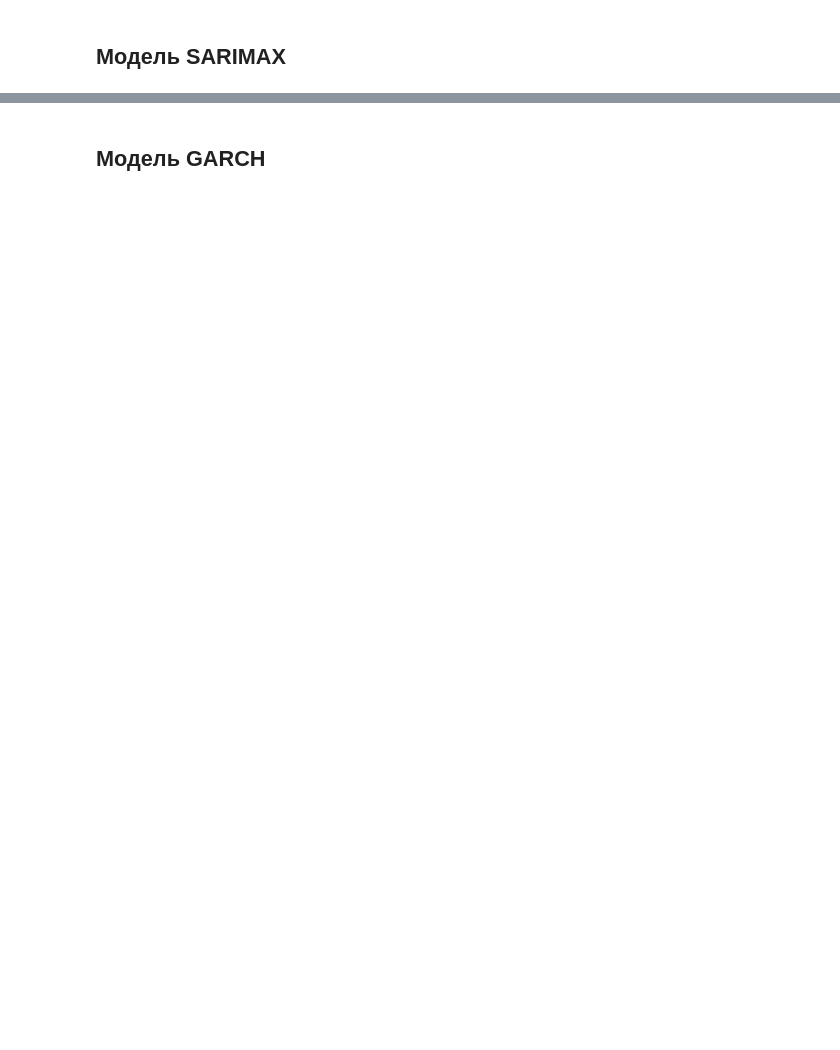
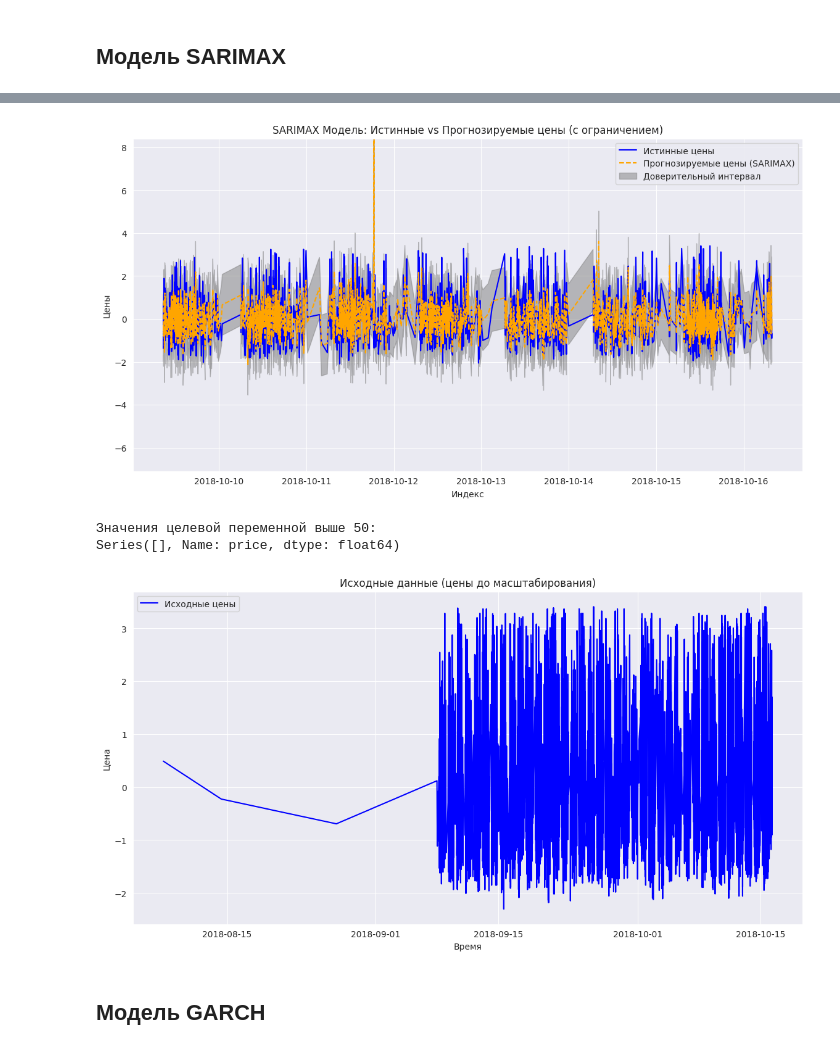
Before and after one commit to CodeHunterOfficial/AI_DataMining, a Jupyter notebook: Прогнозирование_временных_рядов_12_10_2024.ipynb, the cells around one changed output, grey strips where cells are left out. Saved outputs shown, nothing was run; the diff lists cells and outputs as text; code cells hidden in the pictures; blank space fills up the shorter version.

```diff
--- a/Прогнозирование_временных_рядов_12_10_2024.ipynb
+++ b/Прогнозирование_временных_рядов_12_10_2024.ipynb
@@ -2257,3 +2281,41 @@ Breusch-Pagan test: bp_stat = 220.1731238176147, bp_pvalue = 9.6023435482884e-40
+# %%
+# Визуализация прогнозов для SARIMAX с ограничением по оси Y
+plt.figure(figsize=(14, 7))
+
+# Исходные данные для проверки
+plt.plot(sarimax_target_test.index, sarimax_target_test, label='Истинные цены', color='blue')
+plt.plot(sarimax_target_test.index, predicted_mean, label='Прогнозируемые цены (SARIMAX)', color='orange', linestyle='--')
+
+# Ограничение оси Y (например, до 10, если ваши данные не должны иметь значения около 65)
+plt.ylim([sarimax_target_test.min() - 5, sarimax_target_test.max() + 5])
+
+plt.fill_between(sarimax_target_test.index,
+                 predicted_ci.iloc[:, 0],
+                 predicted_ci.iloc[:, 1],
+                 color='gray', alpha=0.5, label='Доверительный интервал')
+plt.title('SARIMAX Модель: Истинные vs Прогнозируемые цены (с ограничением)')
+plt.xlabel('Индекс')
+plt.ylabel('Цены')
+plt.legend()
+plt.show()
+
+# Проверка данных на выбросы (цены выше 50)
+print("Значения целевой переменной выше 50:")
+print(sarimax_target_test[sarimax_target_test > 50])
+
+# Построение исходных данных до масштабирования для выявления возможных выбросов
+plt.figure(figsize=(14, 7))
+plt.plot(data[target].index, data[target], label='Исходные цены', color='blue')
+plt.title('Исходные данные (цены до масштабирования)')
+plt.xlabel('Время')
+plt.ylabel('Цена')
+plt.legend()
+plt.show()
+# %% [output]
+[figure, added]
+Значения целевой переменной выше 50:
+Series([], Name: price, dtype: float64)
+[figure, added]
 # %% [markdown]
 ## Модель GARCH
 # %%
```
Also changed, not shown: parts of 15 cells of this notebook.
